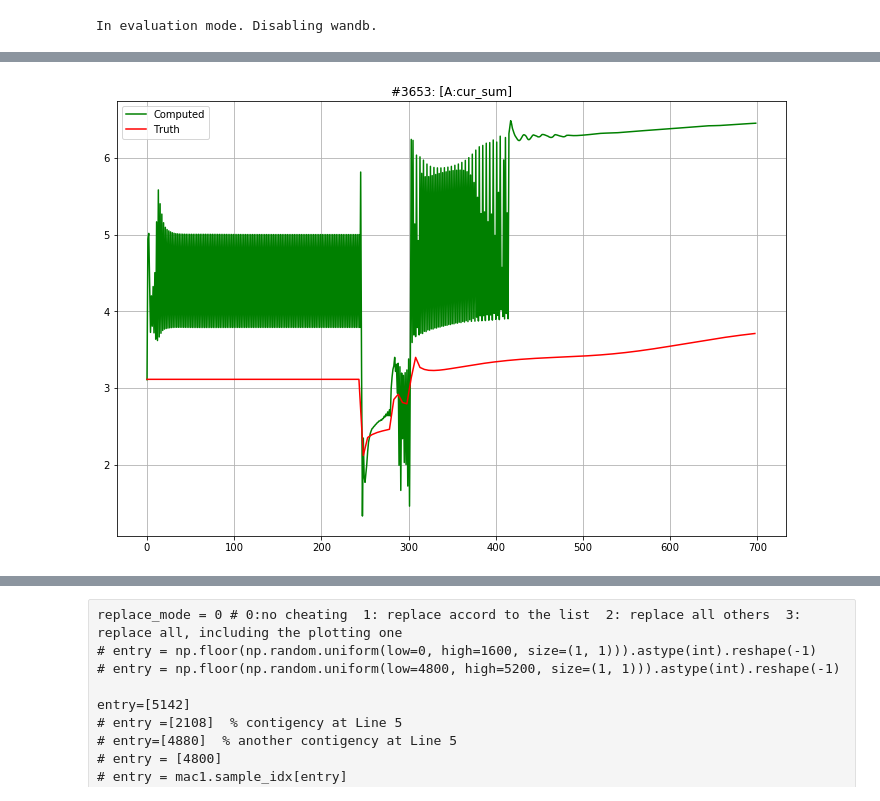
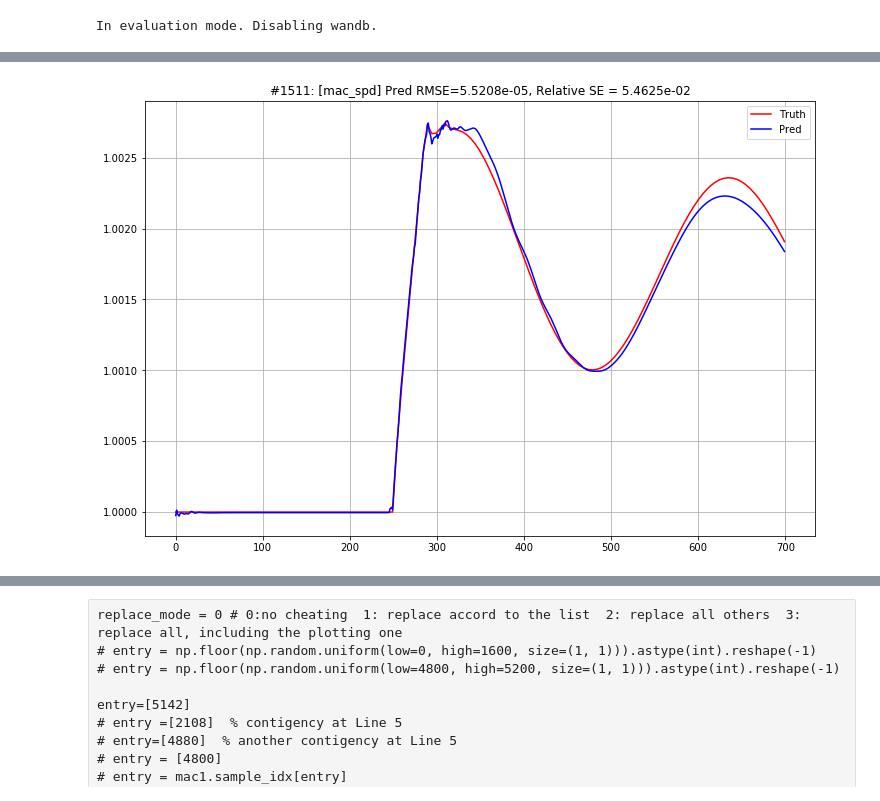
Before and after one commit to nhlijiaming/transient_mac1, a Jupyter notebook: mac1_tuning.ipynb, the cells around one changed output, grey strips where cells are left out. Drawn from its saved outputs; the diff is of its cells as text; code cells hidden in the pictures.

```diff
--- a/mac1_tuning.ipynb
+++ b/mac1_tuning.ipynb
@@ -25,7 +25,7 @@ In evaluation mode. Disabling wandb.
 from mac1 import Machine1
 print(time.strftime('%H:%M:%S  ', time.localtime(time.time())))
 
-mac1 = Machine1(n_layers=2, hidden_dim=[256,256], n_training_sample=1600, data_len=700, batchsize=200, data_interpolation_rate=5)
+mac1 = Machine1(n_layers=2, hidden_dim=[256,256], n_training_sample=1600, data_len=700, batchsize=100, data_interpolation_rate=5)
 
 def count_parameters(model):
     return sum(p.numel() for p in model.parameters() if p.requires_grad)
@@ -34,21 +34,23 @@ print(f'The model has {mac1.model.n_layers} layers and totaling {count_parameter
 if 'load_file' in locals():
     mac1.load_pretrained(load_file)
 
+
+loss, _ = mac1.test(mac1.train_data_torch, mac1.train_label_torch)
+loss_test, _ = mac1.test(mac1.test_data_torch, mac1.test_label_torch)
+rse = mac1.evaluation(mac1.test_data_torch, mac1.test_label_raw)
+print("Before training:", "Train Loss:", loss, "Test Loss:", loss_test, 'Eval RSE:', np.median(rse,axis=0).mean())
 if use_wandb:
     wandb.config.teacher_forcing = mac1.teacher_forcing_ratio
     wandb.config.teacher_forcing_ratio_decay = mac1.teacher_forcing_ratio_decay
 
     wandb.config.architecture = 'LSTM'#mac1.architecture
     wandb.config.n_layers = 2#mac1.n_layers
-    wandb.config.hidden_dim = '128->128(Va, mac_ang);192->192(others)'#mac1.hidden_dim
+    wandb.config.hidden_dim = '192->192(Va, mac_ang);256->256(others)'#mac1.hidden_dim
 
     wandb.config.training_sample = mac1.n_training_sample
     wandb.config.data_len = mac1.data_len
     wandb.config.apply_mac_ang_filter = True#mac1.apply_mac_ang_filter
     wandb.config.angle_setting = 'Polar, unwarped'
 
-    loss, _ = mac1.test(mac1.train_data_torch, mac1.train_label_torch)
-    loss_test, _ = mac1.test(mac1.test_data_torch, mac1.test_label_torch)
-    rse = mac1.evaluation(mac1.test_data_torch, mac1.test_label_raw)
     wandb.log({"Epoch": mac1.trained_epochs-1, "Train Loss": loss, "Test Loss": loss_test, 'Eval RSE':np.median(rse,axis=0).mean()})
 # %% [output]
@@ -63,7 +66,7 @@ import torch
 
 start_time = time.time()
 trained_epochs = mac1.trained_epochs
-train_for_epochs = 1000 if use_wandb else 0
+train_for_epochs = 100 if use_wandb else 0
 min_eval_rse = np.inf
 save_to_file = False
 for i in range(trained_epochs, trained_epochs+train_for_epochs):
@@ -118,8 +121,8 @@ if len(mac1.loss_curve) > 0:
 #     plt.show()
 
 if mac1.use_GPU:
-    print('GPU memory stats: Max Cached {:.0f} Mb, Max Reserved {:.0f} Mb, Max Allocated {:.0f} Mb'.format(
-        torch.cuda.max_memory_cached(0)/1024/1024, torch.cuda.max_memory_reserved(0)/1024/1024, torch.cuda.max_memory_allocated(0)/1024/1024))
+    print('GPU memory stats: Max Reserved {:.0f} Mb, Max Allocated {:.0f} Mb'.format(
+        torch.cuda.max_memory_reserved(0)/1024/1024, torch.cuda.max_memory_allocated(0)/1024/1024))
 
 _, prediction_train_raw = mac1.test(mac1.train_data_torch, mac1.train_label_torch)
 _, prediction_test_raw = mac1.test(mac1.test_data_torch, mac1.test_label_torch)
@@ -251,9 +254,9 @@ entry = np.floor(np.random.uniform(low=4800, high=5200, size=(1, 1))).astype(int
 entry = mac1.sample_idx[entry]
 t_max = 700
 
-quantities = [0,1,4,5,6,7,8]  # in data indices
-quantities_transform = [0, 1, -1, -1, 2, 3, 4, 5, 6]  # transform data indices to label indices
-quantites_names = ['Mag:bus_v', 'Ang:bus_v', 'M:cur_sum', 'A:cur_sum', 'mac_ang', 'mac_spd', 'pelect', 'pmech', 'qelect']
+quantities = [0,1,2,3,4,5,6]  # in data indices
+quantities_transform = [0, 1, 2, 3, 4, 5, 6]  # transform data indices to label indices
+quantites_names = ['Mag:bus_v', 'Ang:bus_v', 'mac_ang', 'mac_spd', 'pelect', 'pmech', 'qelect']
 
 mac1.model.eval()
 for i in entry:
@@ -275,63 +278,15 @@ for i in entry:
         output_data_torch, rnn_states = mac1.model(input_data_torch, rnn_states)
         output_data[t,:] = output_data_torch.data.cpu().numpy()
         if t < t_max-1:
-            computed_tpsi = 1 / 1.025
-            computed_chg = 0
-            computed_y = 1 / (0 + 0.0181j)
-            computed_V1 = tmp_test_data[t+1, mac1.data_format.bus2_mag] * np.exp(1j * tmp_test_data[t+1, mac1.data_format.bus2_ang]) # from bus: bus2
-            computed_V2 = (output_data[t, mac1.label_format.bus_v_mag] * mac1.label_std[mac1.label_format.bus_v_mag] + mac1.label_mean[mac1.label_format.bus_v_mag]) * np.exp(
-                1j * (output_data[t, mac1.label_format.bus_v_ang] * mac1.label_std[mac1.label_format.bus_v_ang] + mac1.label_mean[mac1.label_format.bus_v_ang])) #   to bus: bus53
-            cur[t,0,0] = -computed_tpsi*(computed_y*(computed_tpsi*computed_V1-computed_V2) + computed_chg*computed_V1) # current injection at from_bus
-            if t < 0:
-                input_data_torch = torch.cat((output_data_torch[0,0,0:2],
-                                              tmp_test_data_torch[t+1,2:4],
-                                              output_data_torch[0,0,2:7],
-                                              tmp_test_data_torch[t+1,9:11])
-                                            ).reshape(1,1,-1)
-            else:
-
-                input_data_torch = torch.cat((output_data_torch[0,0,0:2],
-                                              torch.from_numpy(np.abs(cur[t,0,0:1])).to(mac1.device).float(),
-                                              torch.from_numpy(np.angle(cur[t,0,0:1])).to(mac1.device).float(),
-                                              output_data_torch[0,0,2:7],
-                                              tmp_test_data_torch[t+1,9:11])
-                                            ).reshape(1,1,-1)
+            input_data_torch = torch.cat((output_data_torch[0,0,0:7],
+                                          tmp_test_data_torch[t+1,7:9])
+                                        ).reshape(1,1,-1)
 
     output_data = output_data * mac1.label_std + mac1.label_mean
 
-    for q in range(9):
+    for q in range(7):
         if quantites_names[q] == 'pmech':
             continue
-        if q in [2,3]:
-            plt.figure(q, figsize=(12, 8))
-#             computed_tpsi = 1 / 1.025
-#             computed_chg = 0
-#             computed_y = 1 / (0 + 0.0181j)
-#             computed_V1 = tmp_test_data[1:, mac1.data_format.bus2_mag] * np.exp(1j * tmp_test_data[1:, mac1.data_format.bus2_ang]) # from bus: bus2
-#             computed_V2 = output_data[:-1, 0] * np.exp(1j * output_data[:-1, 1]) #   to bus: bus53
-            mac1_data_cur = tmp_test_data[1:, mac1.data_format.cur_mag] * np.exp(1j * tmp_test_data[1:, mac1.data_format.cur_ang])
-#             computed_cur = computed_tpsi*(computed_y*(computed_tpsi*computed_V1-computed_V2) + computed_chg*computed_V1) # current injection at from_bus
-            computed_cur = cur[:,0,0]
-            if q == 2:
-                plt.plot(range(t_max-1), np.abs(computed_cur)[:t_max-1], 'g', label='Computed')
-                plt.plot(range(t_max-2), np.abs(mac1_data_cur)[1:t_max], 'r', label='Truth')
-            if q == 3:
-                plt.plot(range(t_max-1), np.unwrap(np.angle(-computed_cur)[:t_max-1]), 'g', label='Computed')
-                plt.plot(range(t_max-2), np.unwrap(np.angle(-mac1_data_cur).reshape(-1)[1:t_max]), 'r', label='Truth')
-            plt.grid(True)
-            plt.legend()
-            plt.title('#{:d}: [{:s}]'.format(i, quantites_names[q]))
-#             plt.xlim([0,10])
-            continue
-#         if not (q in quantities):
-#             plt.figure(q, figsize=(12, 8))
-#             if q==2:
-#                 plt.plot(range(t_max-1), tmp_test_data[1:t_max,2], 'r')
-#             if q==3:
-#                 plt.plot(range(t_max-1), tmp_test_data[1:t_max,3], 'r')
-#             plt.grid(True)
-#             plt.title('#{:d}: [{:s}]'.format(i, quantites_names[q]))
-#             continue
         plt.figure(q, figsize=(12, 8))
         truth_curve = tmp_test_label[:t_max, quantities_transform[q]]
         pred_curve = output_data[:t_max, quantities_transform[q]]
@@ -356 +311 @@ for i in entry:
-[figure, old version]
+[figure, new version]
```
Also changed, not shown: parts of 8 cells of this notebook, 3 other files.
